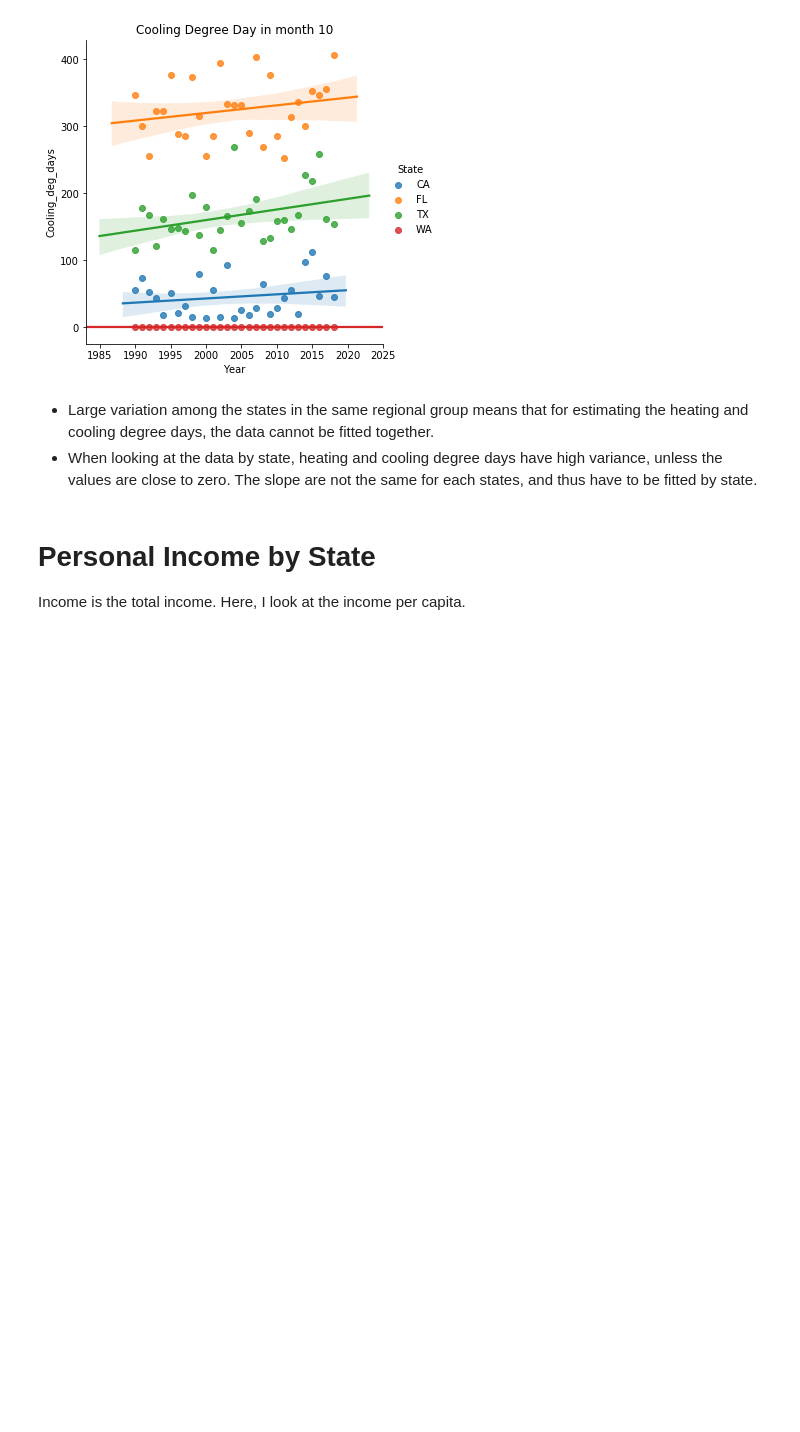
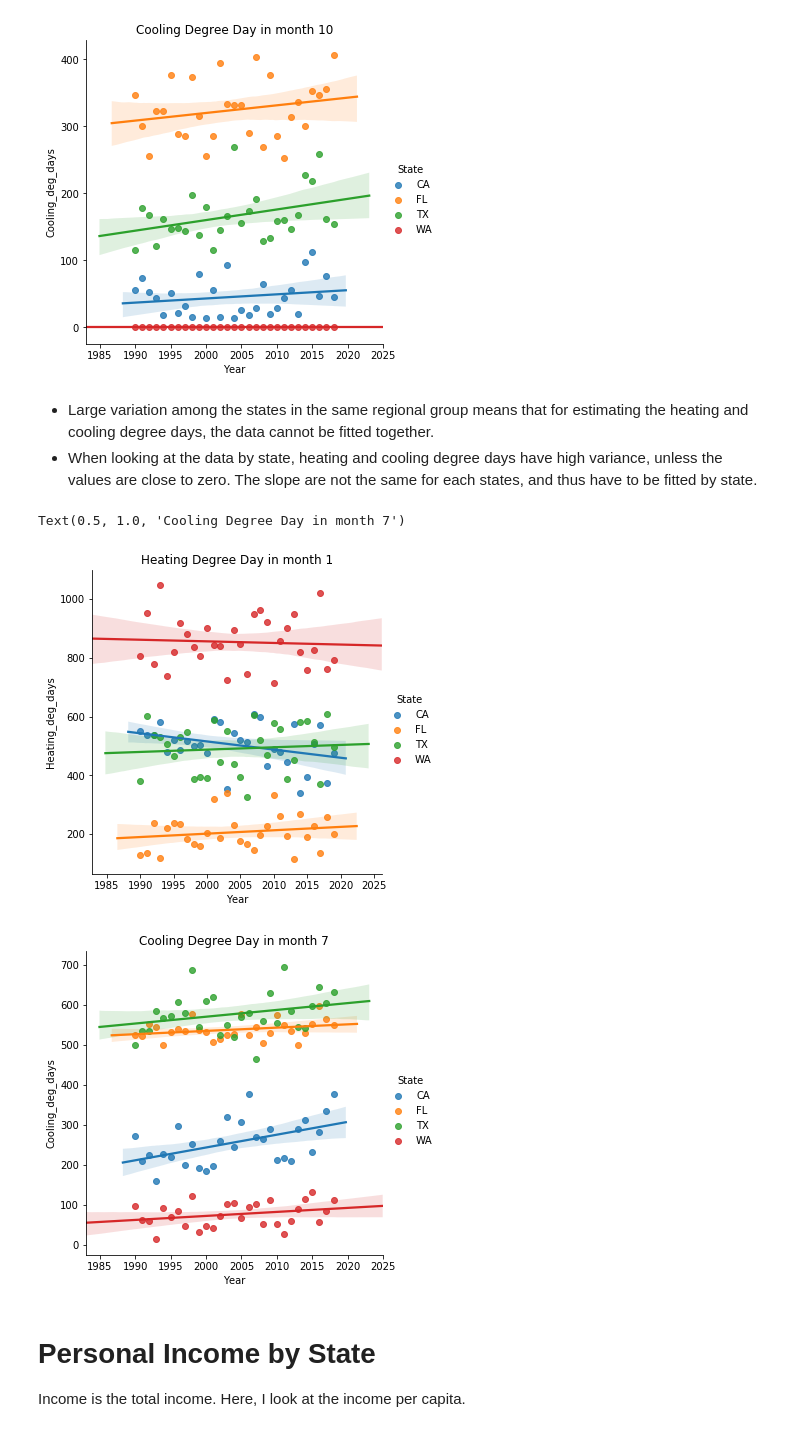
Before and after one commit to worasom/energy_sale_rev, a Jupyter notebook: EPA_energy_data.ipynb, the cells around one changed output. Drawn from its saved outputs; the diff is of its cells as text; code cells hidden in the pictures; blank space fills up the shorter version.

```diff
--- a/EPA_energy_data.ipynb
+++ b/EPA_energy_data.ipynb
@@ -577,6 +635,23 @@ for i, month in enumerate(months):
 # %% [markdown]
 - Large variation among the states in the same regional group means that for estimating the heating and cooling degree days, the data cannot be fitted together.
 - When looking at the data by state, heating and cooling degree days have high variance, unless the values are close to zero. The slope are not the same for each states, and thus have to be fitted by state.
+# %%
+states = ['CA','FL','TX','WA']
+months = [1,7]
+
+data = combine[combine['State'].isin(states)]
+
+sns.lmplot(data=data[data['Month']==months[0]],
+                  x='Year',y='Heating_deg_days',hue='State')
+plt.title('Heating Degree Day in month '+str(month[0]))
+
+sns.lmplot(data=data[data['Month']==months[1]],
+                  x='Year',y='Cooling_deg_days',hue='State')
+plt.title('Cooling Degree Day in month '+str(month[1]))
+# %% [output]
+Text(0.5, 1.0, 'Cooling Degree Day in month 7')
+[figure, added]
+[figure, added]
 # %% [markdown]
 # Personal Income by State<a id='income'>
 
```
Also changed, not shown: parts of 10 cells of this notebook, 37 other files.
